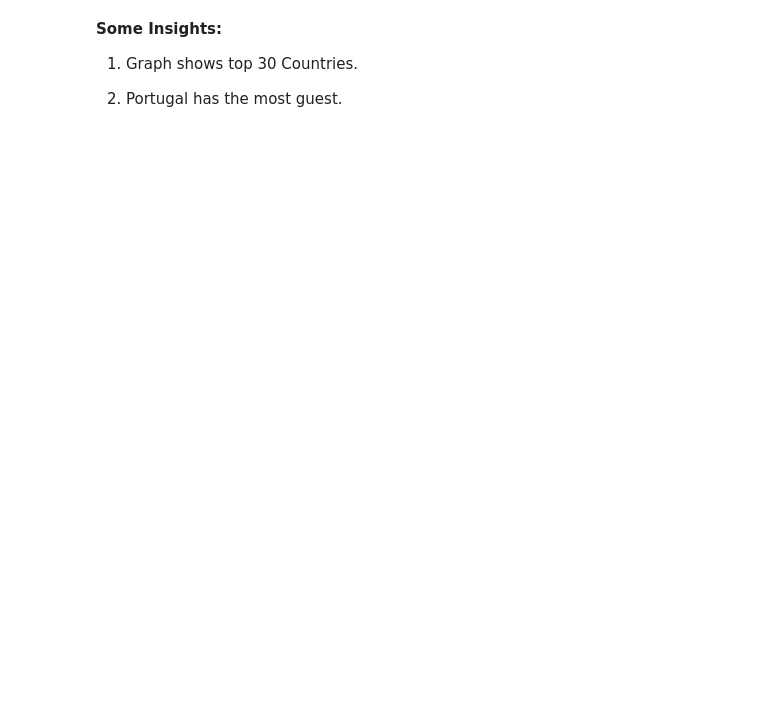
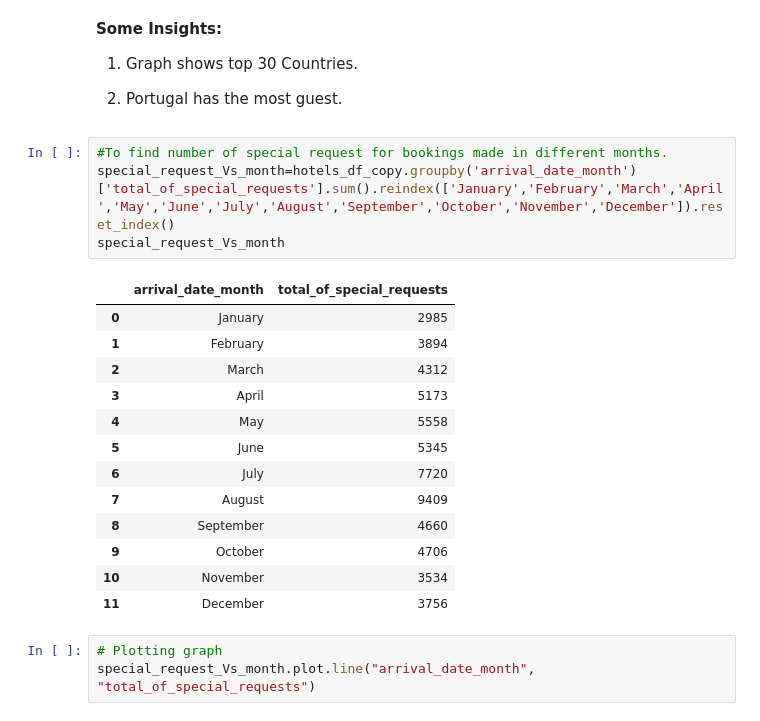
Before and after one commit to Samarjeet-singh-chhabra/EDA-Hotel-Booking-Analysis, a Jupyter notebook: Hotel_Booking_Analysis_Samarjeet_Singh_Chhabra.ipynb, the cells around one changed output. Drawn from its saved outputs; the diff is of its cells as text; blank space fills up the shorter version.

Commit message:
Graph Added in Special requests

```diff
--- a/Hotel_Booking_Analysis_Samarjeet_Singh_Chhabra.ipynb
+++ b/Hotel_Booking_Analysis_Samarjeet_Singh_Chhabra.ipynb
@@ -528,3 +675,24 @@ Text(0.5, 1.0, 'Number of guests from different counties')
 1) Graph shows top 30 Countries.
 
 2) Portugal has the most guest.
+# %%
+#To find number of special request for bookings made in different months.
+special_request_Vs_month=hotels_df_copy.groupby('arrival_date_month')['total_of_special_requests'].sum().reindex(['January','February','March','April','May','June','July','August','September','October','November','December']).reset_index()
+special_request_Vs_month
+# %% [output]
+|  | arrival_date_month | total_of_special_requests |
+| 0 | January | 2985 |
+| 1 | February | 3894 |
+| 2 | March | 4312 |
+| 3 | April | 5173 |
+| 4 | May | 5558 |
+| 5 | June | 5345 |
+| 6 | July | 7720 |
+| 7 | August | 9409 |
+| 8 | September | 4660 |
+| 9 | October | 4706 |
+| 10 | November | 3534 |
+| 11 | December | 3756 |
+# %%
+# Plotting graph
+special_request_Vs_month.plot.line("arrival_date_month", "total_of_special_requests")
```
Also changed, not shown: parts of 26 cells of this notebook.
